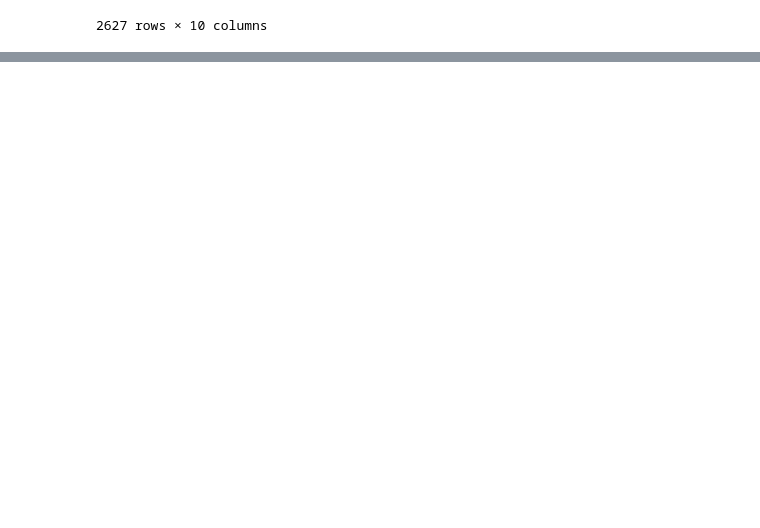
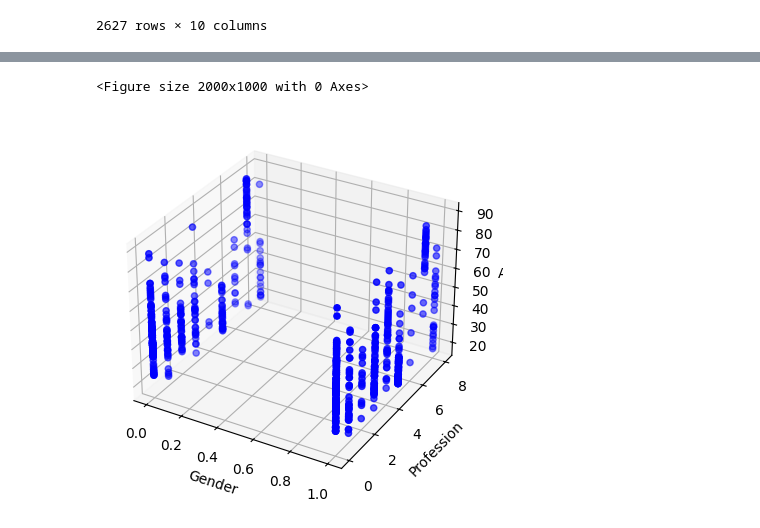
Before and after one commit to hyhnuka/P1, a Jupyter notebook: tugas01.ipynb, the cells around one changed output, grey strips where cells are left out. Saved outputs shown, nothing was run; the diff lists cells and outputs as text; code cells hidden in the pictures; blank space fills up the shorter version.

```diff
--- a/tugas01.ipynb
+++ b/tugas01.ipynb
@@ -86,0 +151,25 @@ plt.show()
+# %%
+# Kita coba visualisasi secara 3d antara HP, ATK, dan DEF
+
+from mpl_toolkits.mplot3d import Axes3D
+
+plt.figure(figsize = (20, 10))
+fig = plt.figure()
+ax = fig.add_subplot(111, projection='3d')
+
+x = df_clean['Gender']
+y = df_clean['Profession']
+z = df_clean['Age']
+
+
+ax.scatter(x, y, z, c='b', marker='o')
+ax.set_xlabel('Gender')
+ax.set_ylabel('Profession')
+ax.set_zlabel('Age')
+
+
+plt.ion()
+plt.show()
+# %% [output]
+<Figure size 2000x1000 with 0 Axes>
+[figure, added]
```
Also changed, not shown: parts of 7 cells of this notebook.
